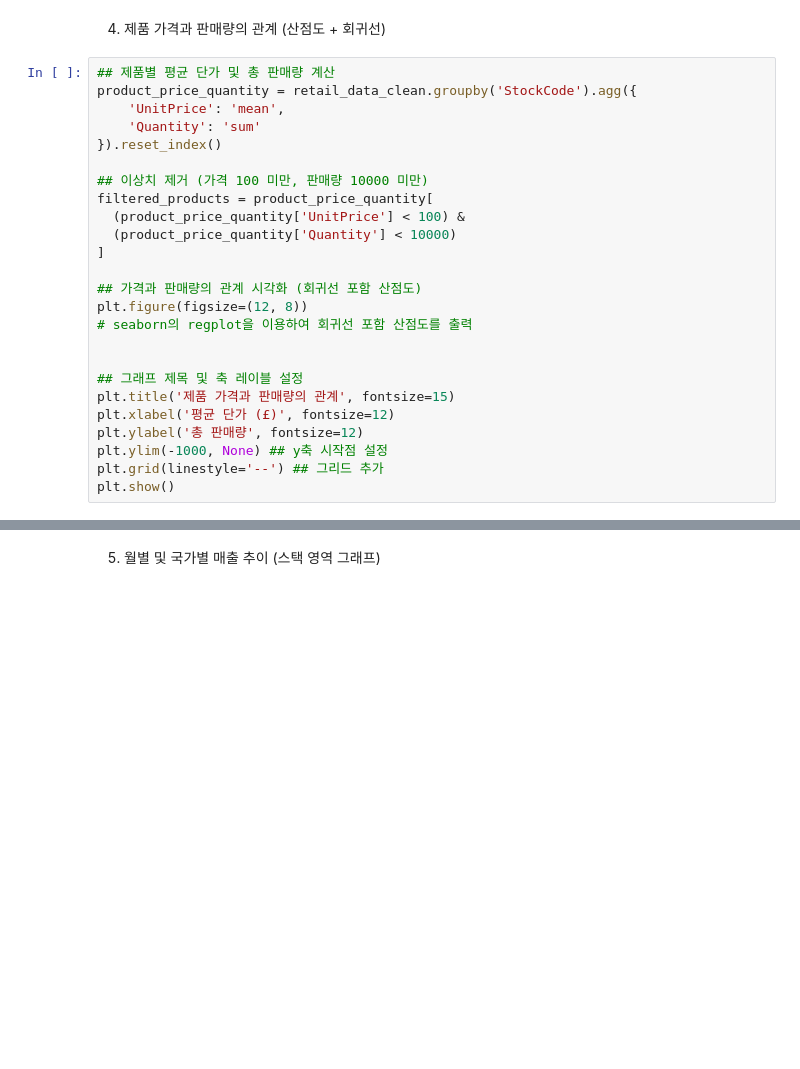
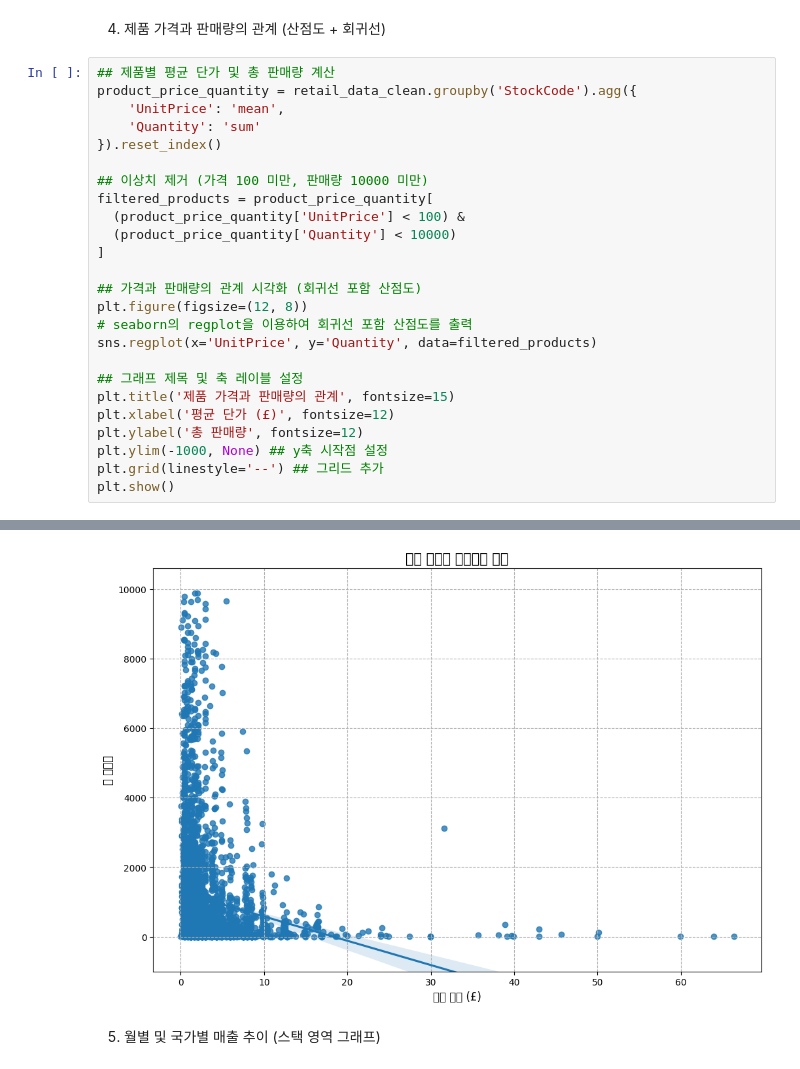
Before and after one commit to twkim1078/Data-Analysis-with-Open-Source, a Jupyter notebook: 오픈소스_데이터_분석_11강.ipynb, the cells around one changed output, grey strips where cells are left out. Drawn from its saved outputs; the diff is of its cells as text; blank space fills up the shorter version.

```diff
--- a/오픈소스_데이터_분석_11강.ipynb
+++ b/오픈소스_데이터_분석_11강.ipynb
@@ -554,7 +717,7 @@ filtered_products = product_price_quantity[
 ## 가격과 판매량의 관계 시각화 (회귀선 포함 산점도)
 plt.figure(figsize=(12, 8))
 # seaborn의 regplot을 이용하여 회귀선 포함 산점도를 출력
-
+sns.regplot(x='UnitPrice', y='Quantity', data=filtered_products)
 
 ## 그래프 제목 및 축 레이블 설정
 plt.title('제품 가격과 판매량의 관계', fontsize=15)
@@ -563,3 +726,4 @@ plt.ylabel('총 판매량', fontsize=12)
 plt.ylim(-1000, None) ## y축 시작점 설정
 plt.grid(linestyle='--') ## 그리드 추가
 plt.show()
+# %% [output]
@@ -566,3 +747,4 @@ plt.show()
+[figure, added]
 # %% [markdown]
 5. 월별 및 국가별 매출 추이 (스택 영역 그래프)
 # %%
```
Also changed, not shown: parts of 14 cells of this notebook.
